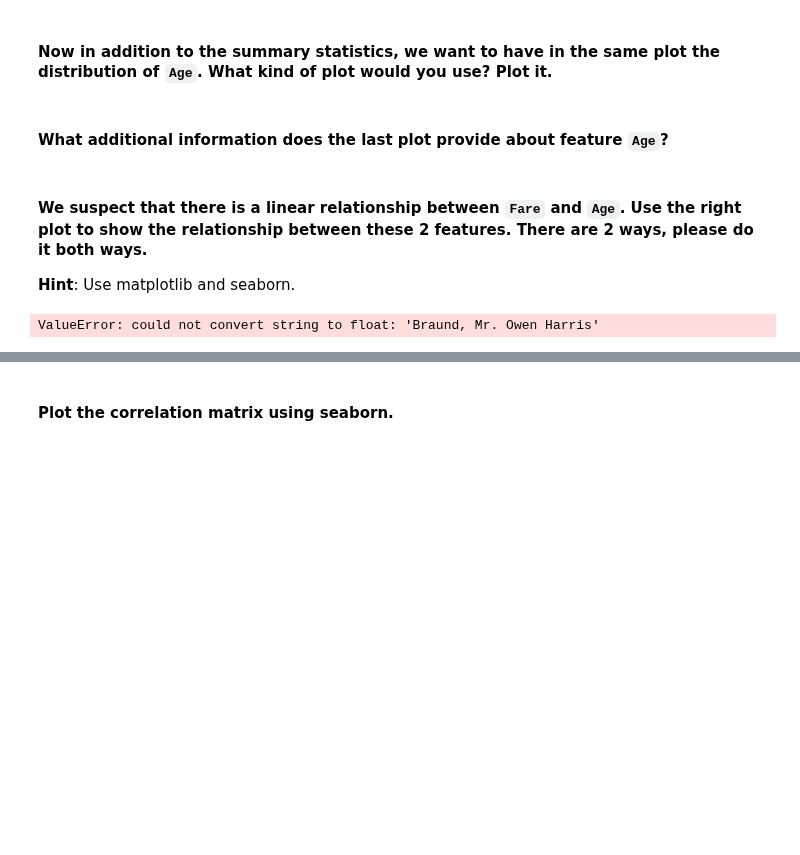
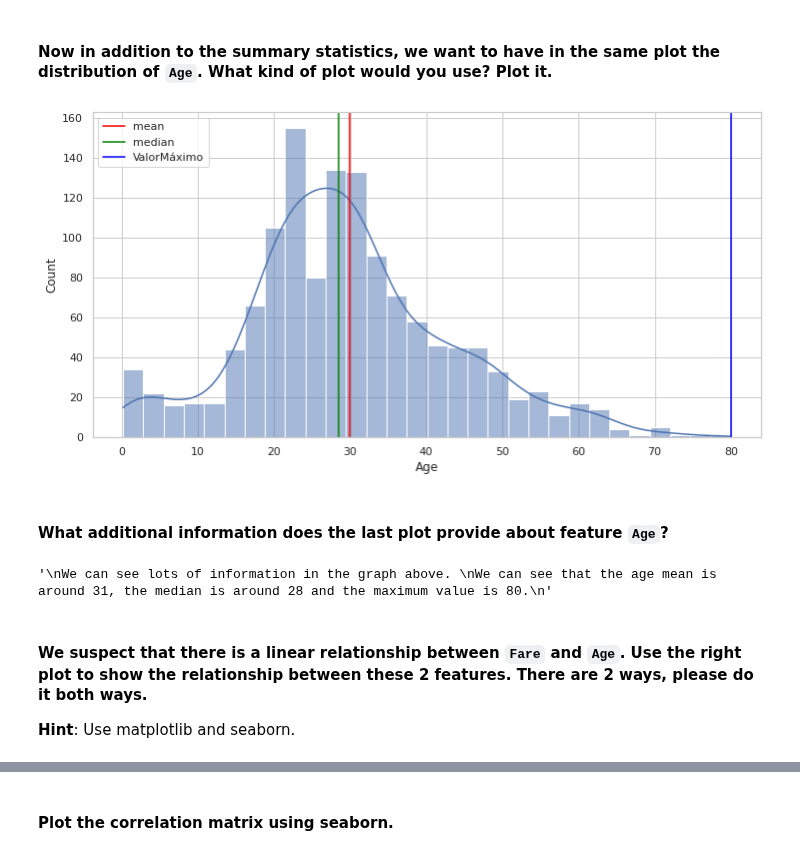
Before and after one commit to Ironhack-Data-Madrid-Enero-2022/lab-matplotlib-seaborn, a Jupyter notebook: your-code/main.ipynb, the cells around one changed output, grey strips where cells are left out. Drawn from its saved outputs; the diff is of its cells as text; code cells hidden in the pictures; blank space fills up the shorter version.

```diff
--- a/your-code/main.ipynb
+++ b/your-code/main.ipynb
@@ -260,2 +284,10 @@ That there are more males than females in the titanic data set
+# %%
+titan_age = sns.histplot(x=titanic.Age, kde=True) # Nuestra arablie es titan_age
+titan_age.axvline(x=titanic.Age.mean(), c="red", label="mean") #obtener el mean de la edad
+titan_age.axvline(x=titanic.Age.median(), c="green", label="median") #obtener el median de la edad
+titan_age.axvline(x=titanic.Age.max(), c="blue", label="ValorMáximo") #El valor maximo
+plt.legend(); #el codigo para que nos salga la legenda arriba a la izq
+# %% [output]
+[figure, added]
 # %% [markdown]
 #### What additional information does the last plot provide about feature `Age`?
@@ -266,18 +294,10 @@ your comments here
+# %%
+"""
+We can see lots of information in the graph above.
+We can see that the age mean is around 31, the median is around 28 and the maximum value is 80.
+"""
+# %% [output]
+'\nWe can see lots of information in the graph above. \nWe can see that the age mean is around 31, the median is around 28 and the maximum value is 80.\n'
 # %% [markdown]
 #### We suspect that there is a linear relationship between `Fare` and `Age`. Use the right plot to show the relationship between these 2 features. There are 2 ways, please do it both ways.
 **Hint**: Use matplotlib and seaborn.
-# %%
-mascara = np.triu(np.ones_like(titanic["age", dtype=bool)) # generamos la máscara para la triangular superior
-color_map = sns.diverging_palette(220, 20, as_cmap=True) # Paleta de colores
-sns.heatmap(titanic,
-            mask = mascara,
-            cmap=color_map,
-            square=True, #que los datos se vean como cuadrados
-            linewidth=0.5, #ancho de línea
-            vmax=1,
-            vmin=-1,
-            cbar_kws={"shrink": .7
-                     },# barra lateral
-            annot=True);
-# %% [output]
-ValueError: could not convert string to float: 'Braund, Mr. Owen Harris'
```
Also changed, not shown: parts of 20 cells of this notebook.
